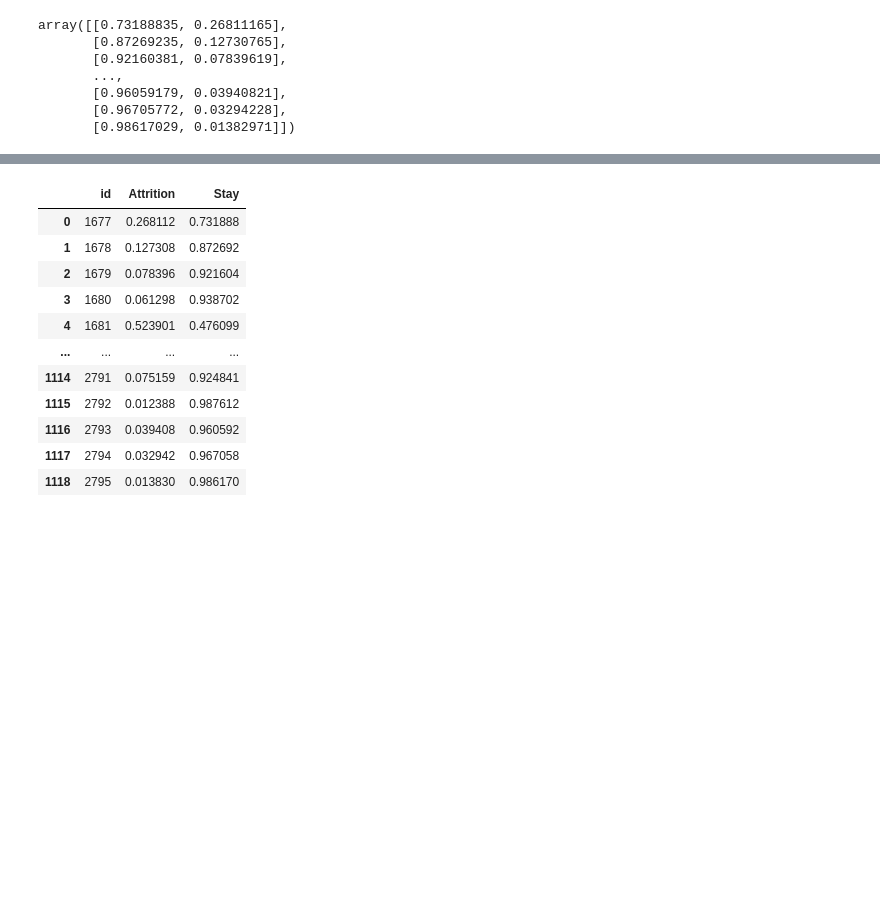
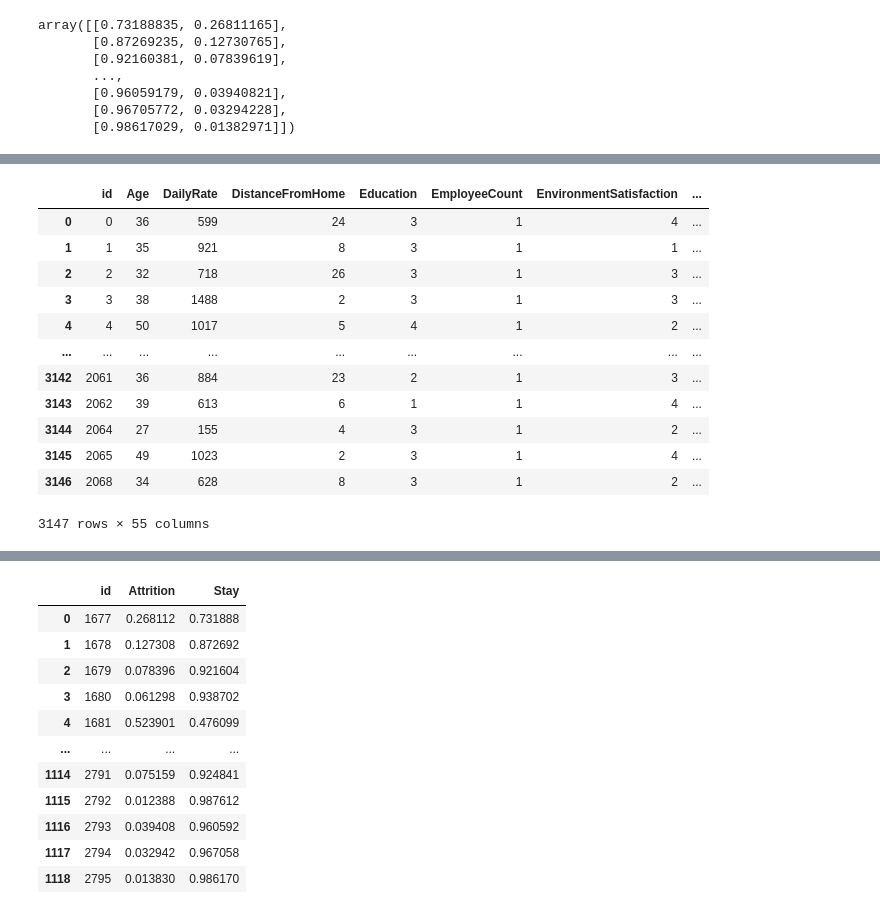
Before and after one commit to vdwow/data-science-competitions, a Jupyter notebook: KAGGLE - TPS S03E03/notebook_kaggle.ipynb, the cells around one changed output, grey strips where cells are left out. Cells and saved outputs as stored; diff of their text form; code cells hidden in the pictures; blank space fills up the shorter version.

```diff
--- a/KAGGLE - TPS S03E03/notebook_kaggle.ipynb
+++ b/KAGGLE - TPS S03E03/notebook_kaggle.ipynb
@@ -185,0 +210,16 @@ array([[0.73188835, 0.26811165],
+# %%
+df_train
+# %% [output]
+|  | id | Age | DailyRate | DistanceFromHome | Education | EmployeeCount | EnvironmentSatisfaction | ... |
+| 0 | 0 | 36 | 599 | 24 | 3 | 1 | 4 | ... |
+| 1 | 1 | 35 | 921 | 8 | 3 | 1 | 1 | ... |
+| 2 | 2 | 32 | 718 | 26 | 3 | 1 | 3 | ... |
+| 3 | 3 | 38 | 1488 | 2 | 3 | 1 | 3 | ... |
+| 4 | 4 | 50 | 1017 | 5 | 4 | 1 | 2 | ... |
+| ... | ... | ... | ... | ... | ... | ... | ... | ... |
+| 3142 | 2061 | 36 | 884 | 23 | 2 | 1 | 3 | ... |
+| 3143 | 2062 | 39 | 613 | 6 | 1 | 1 | 4 | ... |
+| 3144 | 2064 | 27 | 155 | 4 | 3 | 1 | 2 | ... |
+| 3145 | 2065 | 49 | 1023 | 2 | 3 | 1 | 4 | ... |
+| 3146 | 2068 | 34 | 628 | 8 | 3 | 1 | 2 | ... |
+3147 rows × 55 columns
```
Also changed, not shown: parts of 22 cells of this notebook.
